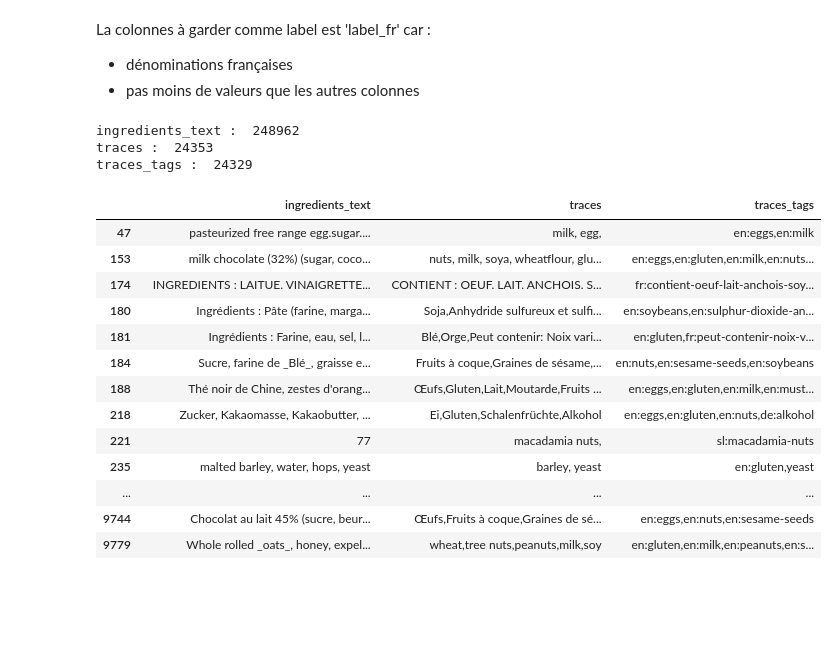
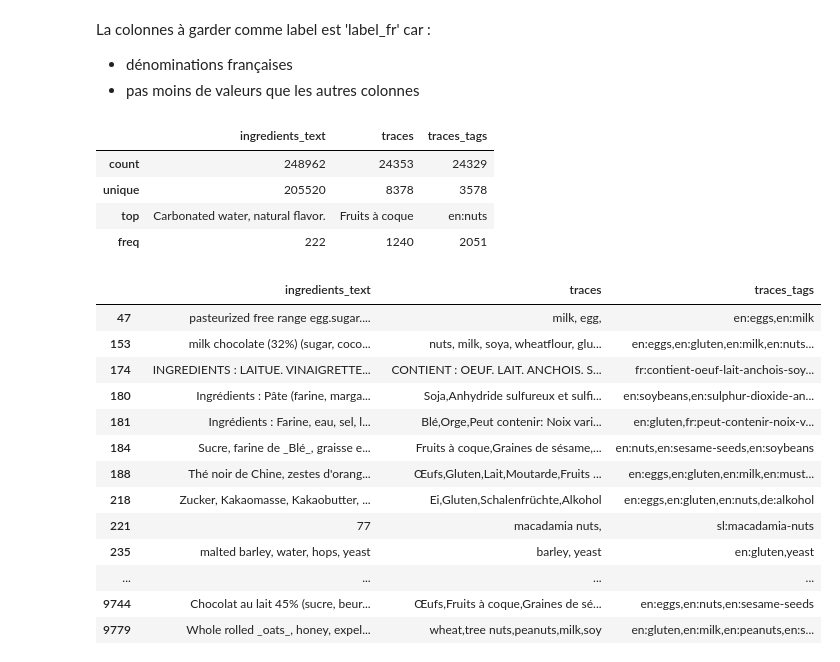
Before and after one commit to Nacim-B/Sante_Publique_France, a Jupyter notebook: Sante_Publique.ipynb, the cells around one changed output. Drawn from its saved outputs; the diff is of its cells as text; code cells hidden in the pictures; blank space fills up the shorter version.

```diff
--- a/Sante_Publique.ipynb
+++ b/Sante_Publique.ipynb
@@ -152,11 +147,12 @@ c
 # %%
-# valeurs non nulles pour la liste categorie
-
-nombreNotNa(df, ingredient)
+# analyse de la liste ingredient
+df[ingredient].describe(include='object')
 # %% [output]
-ingredients_text :  248962
-traces :  24353
-traces_tags :  24329
+|  | ingredients_text | traces | traces_tags |
+| count | 248962 | 24353 | 24329 |
+| unique | 205520 | 8378 | 3578 |
+| top | Carbonated water, natural flavor. | Fruits à coque | en:nuts |
+| freq | 222 | 1240 | 2051 |
 # %%
 # 40 lignes des colonnes ingrédients, où aucune valeur nulle n'est présente
 
```
Also changed, not shown: parts of 26 cells of this notebook.
